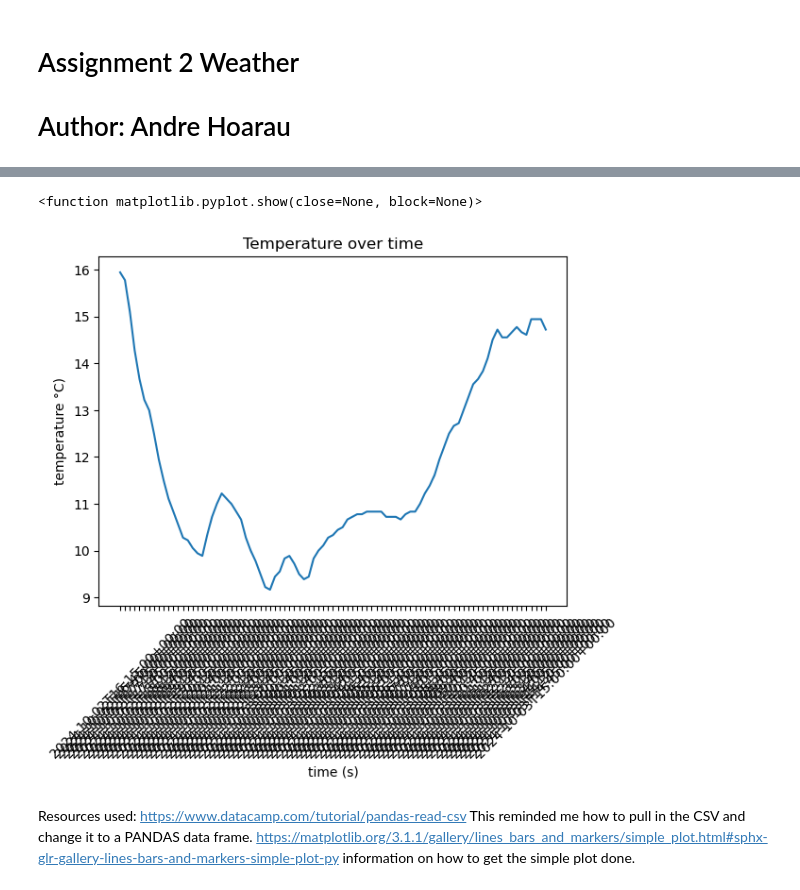
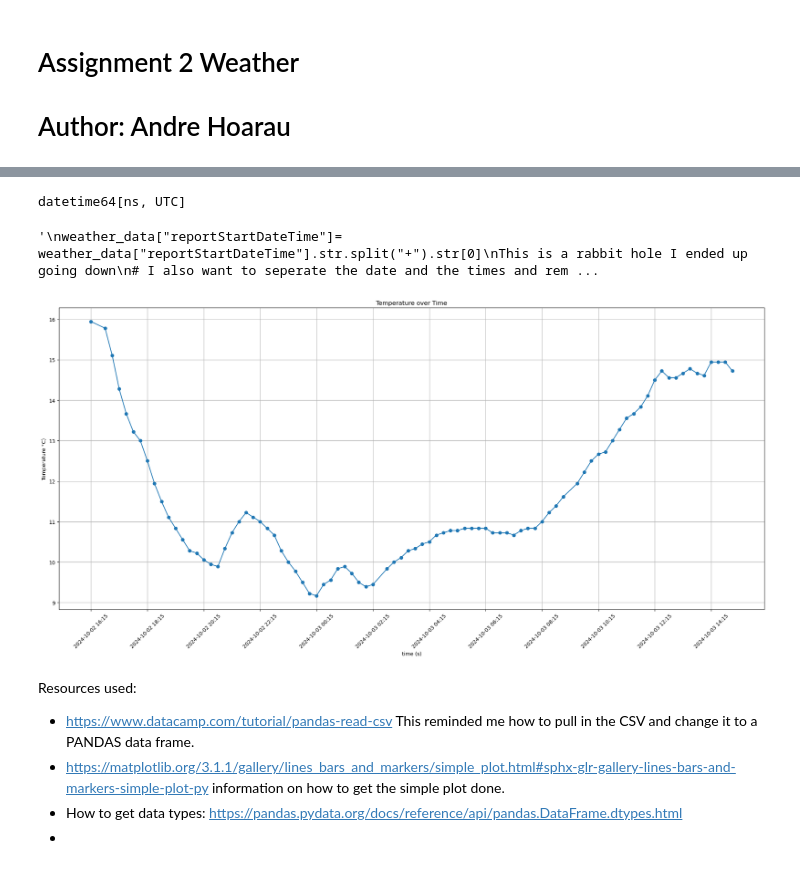
Before and after one commit to AndreHoarau/PFDA, a Jupyter notebook: assignments/assignment2-weather.ipynb, the cells around one changed output, grey strips where cells are left out. Saved outputs shown, nothing was run; the diff lists cells and outputs as text; code cells hidden in the pictures.

Commit message:
making my plot nicer looking

```diff
--- a/assignments/assignment2-weather.ipynb
+++ b/assignments/assignment2-weather.ipynb
@@ -21,20 +32,49 @@ weather_data.head()
+# %%
+# I want to change the "reportStartDateTime" from an object to a date.
+
+weather_data["reportStartDateTime"]= pd.to_datetime(weather_data["reportStartDateTime"])
+print(weather_data["reportStartDateTime"].dtypes)
+
+'''
+weather_data["reportStartDateTime"]= weather_data["reportStartDateTime"].str.split("+").str[0]
+This is a rabbit hole I ended up going down
+# I also want to seperate the date and the times and remove the +00:00
+weather_data[["reportStartDate","reportStartTime"]]= weather_data["reportStartDateTime"].str.split("T",expand= True)
+print((weather_data[["reportStartDate","reportStartTime"]].dtypes))
+
+# I know will change the 2 columns to date time
+weather_data[["reportStartDate","reportStartTime"]]= pd.to_datetime(weather_data[["reportStartDate","reportStartTime"]])
+'''
+# %% [output]
+datetime64[ns, UTC]
+'\nweather_data["reportStartDateTime"]= weather_data["reportStartDateTime"].str.split("+").str[0]\nThis is a rabbit hole I ended up going down\n# I also want to seperate the date and the times and rem ...
 # %%
 # Create variables to represent what we want to track.
+
 date= weather_data["reportStartDateTime"]
 temperature = weather_data[ "dryBulbTemperature_Celsius"]
-fig, ax =plt.subplots()
-ax.plot(date,temperature)
-ax.set(xlabel='time (s)', ylabel='temperature °C)',
-       title='Temperature over time')
-x = 50
-ax.set_xticks(date)[::x]
+fig, ax =plt.subplots(figsize=(20,10))
+ax.plot(date,temperature, marker= "o")
+ax.set(xlabel='time (s)', ylabel='Temperature °C)',
+       title='Temperature over Time')
+
+ax.grid("y")
+
+x_ticks = pd.date_range(start=date.min(), end=date.max(), freq='2H')
+ax.set_xticks(x_ticks)
+
+ax.xaxis.set_major_formatter(mdates.DateFormatter('%Y-%m-%d %H:%M'))
+
 plt.xticks(rotation=45)
 
-plt.show
+
+plt.tight_layout()
+plt.show()
 # %% [output]
-<function matplotlib.pyplot.show(close=None, block=None)>
-[figure, old version]
+[figure, new version]
 # %% [markdown]
 Resources used:
-https://www.datacamp.com/tutorial/pandas-read-csv This reminded me how to pull in the CSV and change it to a PANDAS data frame.
-https://matplotlib.org/3.1.1/gallery/lines_bars_and_markers/simple_plot.html#sphx-glr-gallery-lines-bars-and-markers-simple-plot-py information on how to get the simple plot done.
+* https://www.datacamp.com/tutorial/pandas-read-csv This reminded me how to pull in the CSV and change it to a PANDAS data frame.
+* https://matplotlib.org/3.1.1/gallery/lines_bars_and_markers/simple_plot.html#sphx-glr-gallery-lines-bars-and-markers-simple-plot-py information on how to get the simple plot done.
+* How to get data types: https://pandas.pydata.org/docs/reference/api/pandas.DataFrame.dtypes.html
+*
```
Also changed, not shown: parts of 2 cells of this notebook.
